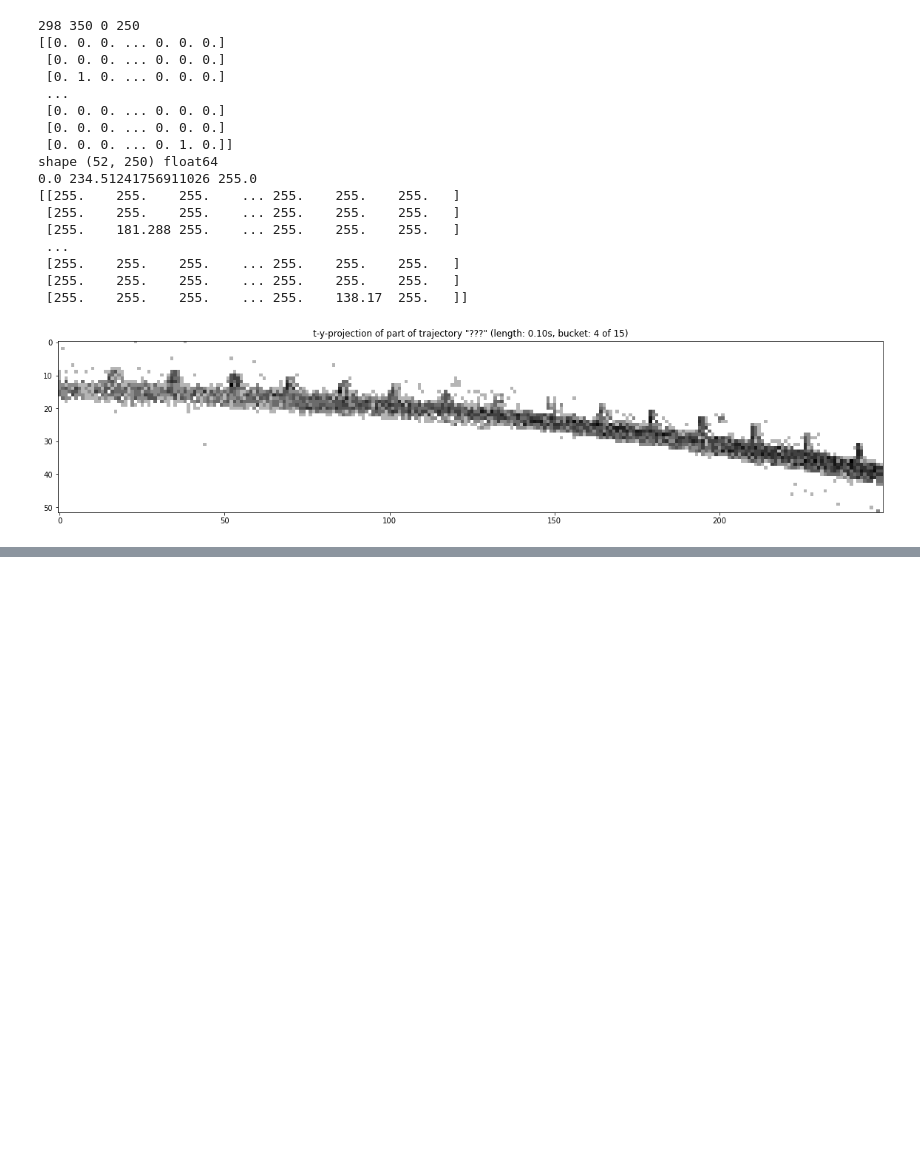
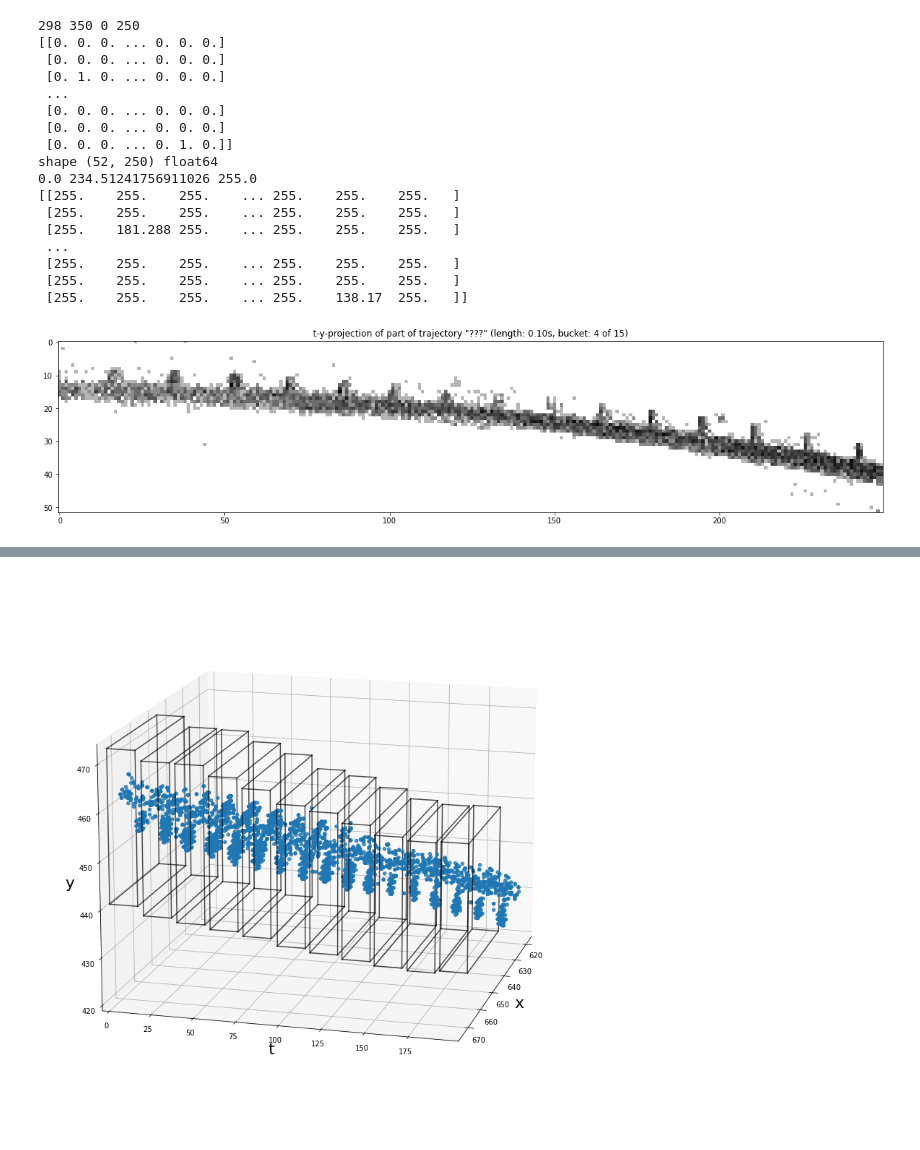
Before and after one commit to boeges/ma_point_cloud_processing, a Jupyter notebook: inspect_trajectories.ipynb, the cells around one changed output, grey strips where cells are left out. Cells and saved outputs as stored; diff of their text form; code cells hidden in the pictures; blank space fills up the shorter version.

Commit message:
Better storing and processing of bbox events

```diff
--- a/inspect_trajectories.ipynb
+++ b/inspect_trajectories.ipynb
@@ -290,0 +339,59 @@ shape (52, 250) float64
+# %%
+bboxes = {} # frame, bbox points
+for i,row in bb_events_df.iterrows():
+    x = int(row["x"])
+    y = int(row["y"])
+    t = float(row["t"])
+    fi = int(row["bb_frame_index"])
+    corner = int(row["bb_corner_index"])
+    if fi not in bboxes:
+        bboxes[fi] = {}
+    if corner >= 0:
+        bboxes[fi][corner] = (x,y,t)
+
+# for k,v in bboxes.items():
+#     print(len(v), k,v)
+# %%
+
+
+fig = plt.figure(figsize=(14,14))
+
+# syntax for 3-D projection
+ax = plt.axes(projection ='3d',computed_zorder=False)
+
+# syntax for 3-D projection
+x = events_df["x"]
+y = events_df["y"]
+t = events_df["t"]
+c = events_df["bb_frame_index"].astype(int)
+ax.scatter(x, t, y, alpha=0.8, cmap='cool', zorder=1)
+
+# xx = np.array([0,1,0,1,0,1,0,1]) * 20 + 640
+# tt = np.array([0,0,0,0,1,1,1,1]) * 20 + 100
+# yy = np.array([0,0,1,1,0,0,1,1]) * 20 + 440
+
+lines_start = [0,0,2,1,4,4,6,5,0,1,2,3]
+lines_end =   [1,2,3,3,5,6,7,7,4,5,6,7]
+lines_zorder= [2,2,2,2,0,0,0,0,0,0,1,1]
+for k,bb in bboxes.items():
+    if len(bb) != 8:
+        continue
+    for i in range(len(lines_start)):
+        a = lines_start[i]
+        b = lines_end[i]
+        zo = lines_zorder[i]
+        pointa = bb[a]
+        pointb = bb[b]
+        ax.plot([pointa[0],pointb[0]], [pointa[2],pointb[2]], [pointa[1],pointb[1]], color='black', alpha=0.7, zorder=zo)
+
+# syntax for plotting
+ax.set_xlabel('x', fontsize=22)
+ax.set_ylabel('t', fontsize=22)
+ax.set_zlabel('y', fontsize=22)
+ax.elev = 15
+ax.azim = 15
+# ax.axis('off')
+ax.margins(0)
+plt.show()
+# %% [output]
+[figure, added]
```
Also changed, not shown: parts of 4 cells of this notebook, 2 other files.
